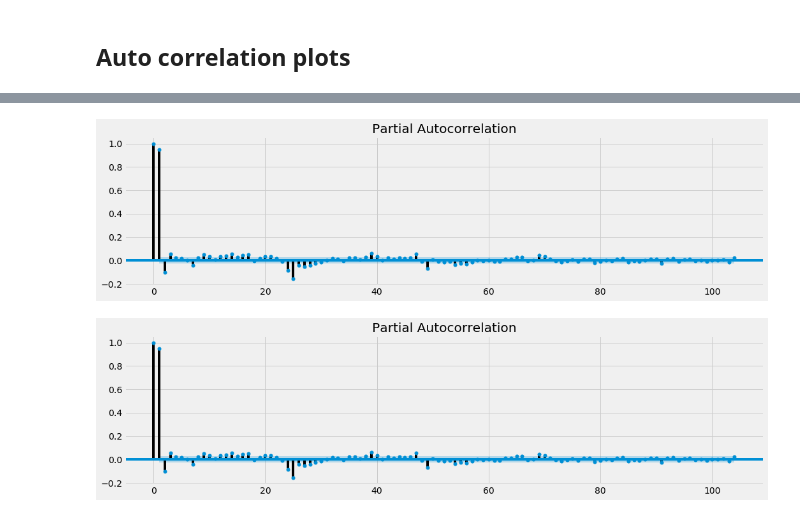
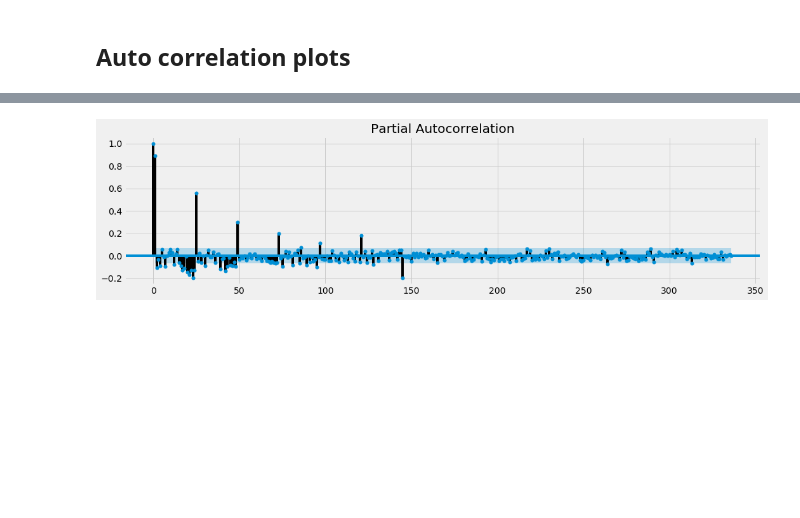
Before and after one commit to Rosina9700/dsi-capstone, a Jupyter notebook: development/prelim_sarima.ipynb, the cells around one changed output, grey strips where cells are left out. Saved outputs shown, nothing was run; the diff lists cells and outputs as text; code cells hidden in the pictures; blank space fills up the shorter version.

```diff
--- a/development/prelim_sarima.ipynb
+++ b/development/prelim_sarima.ipynb
@@ -114,7 +98,6 @@ plt.show()
 # %%
 fig, ax = plt.subplots(1, figsize=(16, 4))
-_ = sm.graphics.tsa.plot_pacf(y, lags=2*52, ax=ax)
+_ = sm.graphics.tsa.plot_pacf(y.diff(24)[24:], lags=14*24, ax=ax)
 plt.show()
 # %% [output]
-[figure, old version]
+[figure, new version]
-[figure, removed]
```
Also changed, not shown: parts of 29 cells of this notebook, 2 other files.
